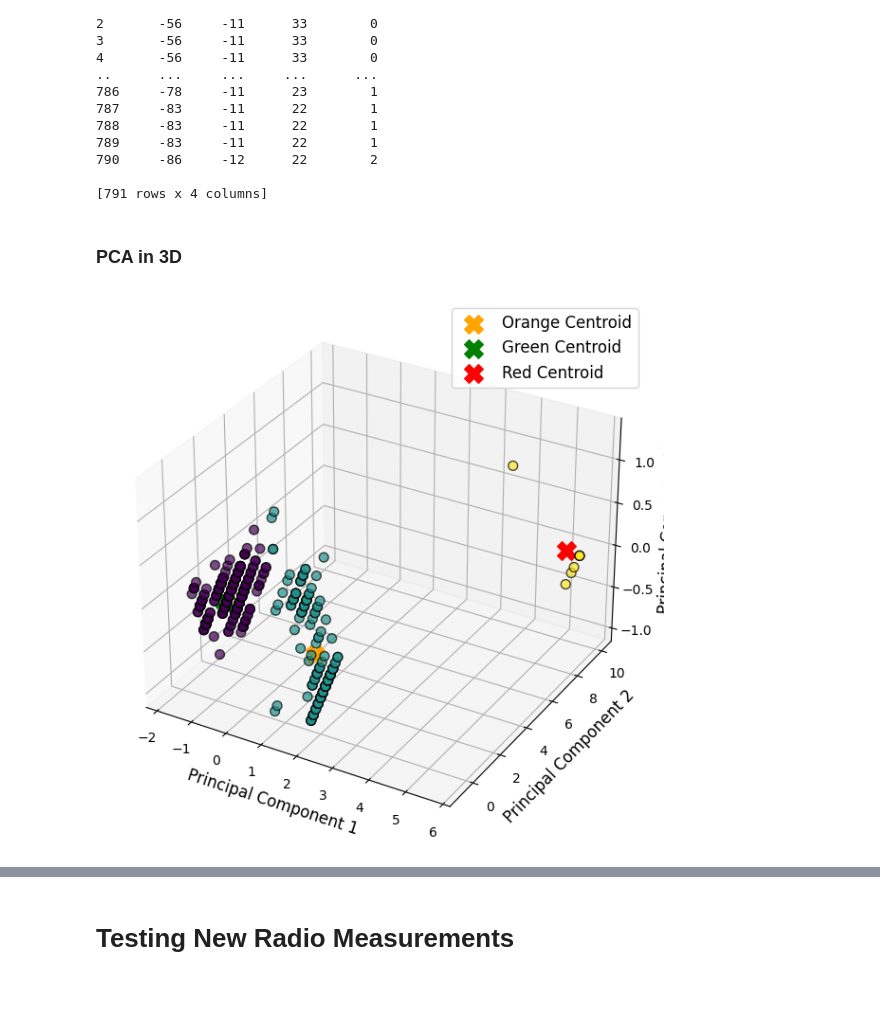
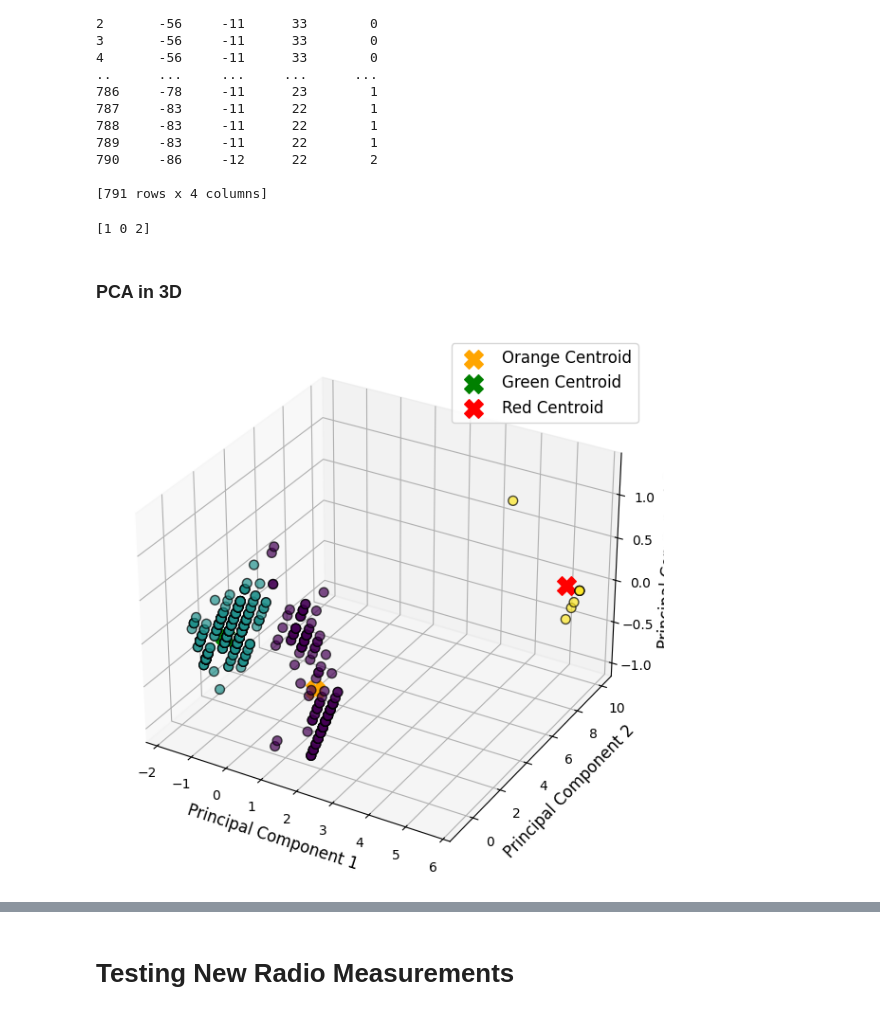
Before and after one commit to MohammedAbuibaid/ML-for-5G-TSN-DetNet-Integration, a Jupyter notebook: ml-frer/ml-frer-3f.ipynb, the cells around one changed output, grey strips where cells are left out. Cells and saved outputs as stored; diff of their text form; code cells hidden in the pictures.

Commit message:
reverse-order-centroids

```diff
--- a/ml-frer/ml-frer-3f.ipynb
+++ b/ml-frer/ml-frer-3f.ipynb
@@ -8,7 +10,7 @@ from sklearn.cluster import KMeans
 from sklearn.metrics import silhouette_score
 
 # Load the CSV file
-df = pd.read_csv('2023-02-15-OTA-UE1.csv')
+df = pd.read_csv('./CSV/2023-02-15-OTA-UE1.csv')
 
 # # Inspect the first few rows of the dataframe
 # print(df.head())
@@ -112,7 +108,7 @@ reduced_features = pca.fit_transform(scaled_features)
 
 # Plot the reduced data with cluster labels
 plt.figure(figsize=(7, 5), dpi=150)
-plt.scatter(reduced_features[:, 0], reduced_features[:, 1], c=df['Cluster'], cmap='viridis', marker='o', edgecolor='k', s=50, alpha=0.7)
+plt.scatter(-1*reduced_features[:, 0], -1*reduced_features[:, 1], c=df['Cluster'], cmap='viridis', marker='o', edgecolor='k', s=50, alpha=0.7)
 # plt.title('Cluster Visualization in 2D with PCA')
 plt.xlabel('Principal Component 1', fontsize=14)
 plt.ylabel('Principal Component 2', fontsize=14)
@@ -126,7 +122,7 @@ labels = ['Orange', 'Green',  'Red']
 
 # Plot and label centroids
 for i, centroid in enumerate(centroids_reduced):
-    plt.scatter(centroid[0], centroid[1], color=colors[i], marker='X', s=200, label=f'{labels[i]} Centroid')
+    plt.scatter(-1*centroid[0], -1*centroid[1], color=colors[i], marker='X', s=200, label=f'{labels[i]} Centroid')
 
 plt.legend(fontsize=14)
 
@@ -166,7 +162,7 @@ import numpy as np
 
 # Assuming RSRP is the first column in your centroids, sort the centroids by RSRP
 # The sorted array will have indices of centroids from highest to lowest RSRP
-sorted_indices = np.argsort(-inverse_centroids[:, 0])
+sorted_indices = np.argsort(-inverse_centroids[:, 2])
 
 # Define colors in the desired order: highest RSRP to Green, middle to Orange, lowest to Red
 colors = ['Green', 'Orange', 'Red']
@@ -195,6 +191,10 @@ print(df)
 790     -86     -12      22        2
 
 [791 rows x 4 columns]
+# %%
+print(sorted_indices) #### For simplicity, Green is considered 0, Orange, 1, and Red 2 in the following code:
+# %% [output]
+[1 0 2]
 # %%
 # Assuming 'original_df' is the DataFrame before dropping the 'Time' column
 original_df['Cluster'] = df['Cluster']  # Add the cluster labels to the original DataFrame
@@ -211,36 +211,36 @@ from sklearn.decomposition import PCA
 # Apply PCA to reduce data to 3 dimensions for better visualization
 pca = PCA(n_components=3)
 reduced_features = pca.fit_transform(scaled_features)
 
 # Create a 3D plot
 fig = plt.figure(figsize=(8, 6))
 ax = fig.add_subplot(111, projection='3d')  # Adding a 3D subplot
 
 # Scatter plot for each cluster in 3D
-scatter = ax.scatter(reduced_features[:, 0], reduced_features[:, 1], reduced_features[:, 2], c=df['Cluster'], cmap='viridis', marker='o', edgecolor='k', s=50, alpha=0.7)
+scatter = ax.scatter(-1*reduced_features[:, 0], -1*reduced_features[:, 1], -1*reduced_features[:, 2], c=df['Cluster'], cmap='viridis', marker='o', edgecolor='k', s=50, alpha=0.7)
 
 # Labeling axes
 ax.set_xlabel('Principal Component 1', fontsize=12)
 ax.set_ylabel('Principal Component 2', fontsize=12)
 ax.set_zlabel('Principal Component 3', fontsize=12)
 
 # Centroids reduced for 3D visualization
 centroids_reduced = pca.transform(kmeans.cluster_centers_)
 
 # Colors and labels for each cluster
 colors = ['orange', 'green', 'red']
 labels = ['Orange', 'Green', 'Red']
 
 # Plot and label centroids in 3D
 for i, centroid in enumerate(centroids_reduced):
-    ax.scatter(centroid[0], centroid[1], centroid[2], color=colors[i], marker='X', s=200, label=f'{labels[i]} Centroid')
+    ax.scatter(-1*centroid[0], -1*centroid[1], -1*centroid[2], color=colors[i], marker='X', s=200, label=f'{labels[i]} Centroid')
 
 ax.legend(fontsize=12)
 
 plt.tight_layout()
 plt.show()
 # %% [output]
-[figure, old version]
+[figure, new version]
 # %%
 import plotly.express as px
 from sklearn.decomposition import PCA
```
Also changed, not shown: parts of 9 cells of this notebook.
